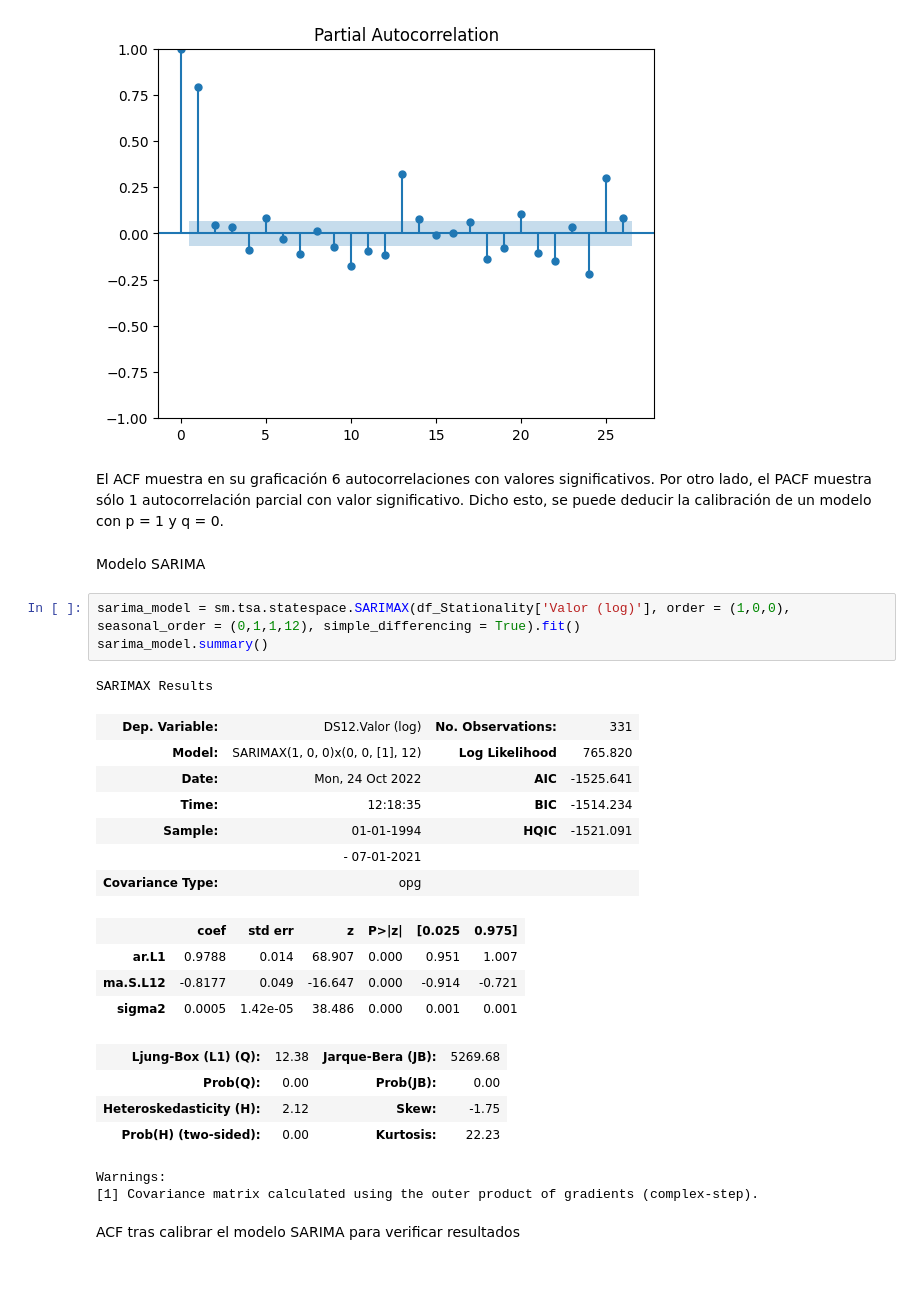
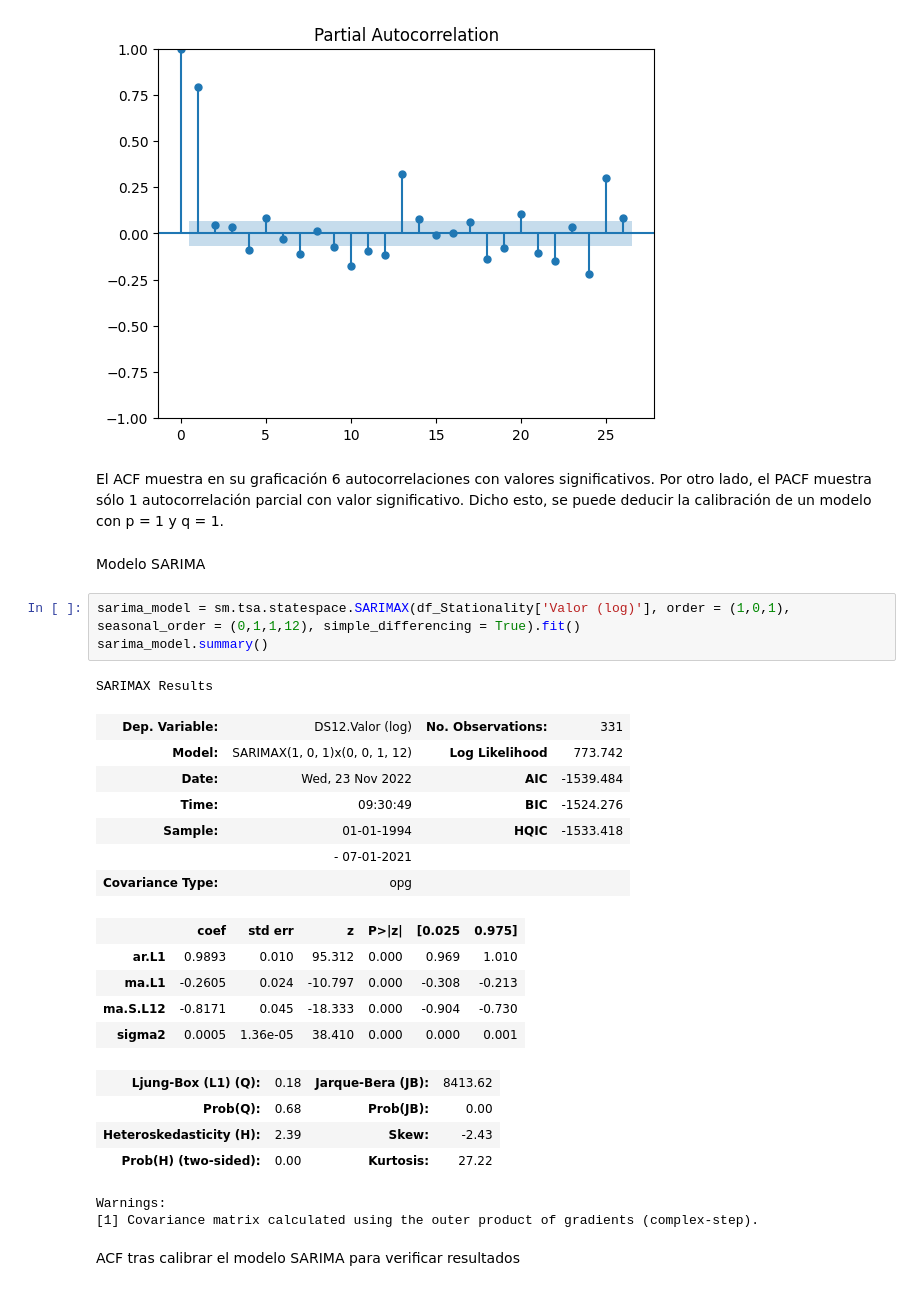
Before and after one commit to alexlohe25/IA_II, a Jupyter notebook: mod_5/arima-sarima.ipynb, the cells around one changed output. Saved outputs shown, nothing was run; the diff lists cells and outputs as text.

```diff
--- a/mod_5/arima-sarima.ipynb
+++ b/mod_5/arima-sarima.ipynb
@@ -148,29 +148,30 @@ tsap.plot_pacf(df_Stationality['Cambio anual'], alpha=0.2)
 [figure]
 [figure]
 # %% [markdown]
-El ACF muestra en su graficación 6 autocorrelaciones con valores significativos. Por otro lado, el PACF muestra sólo 1 autocorrelación parcial con valor significativo. Dicho esto, se puede deducir la calibración de un modelo con p = 1 y q = 0.
+El ACF muestra en su graficación 6 autocorrelaciones con valores significativos. Por otro lado, el PACF muestra sólo 1 autocorrelación parcial con valor significativo. Dicho esto, se puede deducir la calibración de un modelo con p = 1 y q = 1.
 # %% [markdown]
 Modelo SARIMA
 # %%
-sarima_model = sm.tsa.statespace.SARIMAX(df_Stationality['Valor (log)'], order = (1,0,0), seasonal_order = (0,1,1,12), simple_differencing = True).fit()
+sarima_model = sm.tsa.statespace.SARIMAX(df_Stationality['Valor (log)'], order = (1,0,1), seasonal_order = (0,1,1,12), simple_differencing = True).fit()
 sarima_model.summary()
 # %% [output]
 SARIMAX Results
 | Dep. Variable: | DS12.Valor (log) | No. Observations: | 331 |
-| Model: | SARIMAX(1, 0, 0)x(0, 0, [1], 12) | Log Likelihood | 765.820 |
-| Date: | Mon, 24 Oct 2022 | AIC | -1525.641 |
-| Time: | 12:18:35 | BIC | -1514.234 |
-| Sample: | 01-01-1994 | HQIC | -1521.091 |
+| Model: | SARIMAX(1, 0, 1)x(0, 0, 1, 12) | Log Likelihood | 773.742 |
+| Date: | Wed, 23 Nov 2022 | AIC | -1539.484 |
+| Time: | 09:30:49 | BIC | -1524.276 |
+| Sample: | 01-01-1994 | HQIC | -1533.418 |
 |  | - 07-01-2021 |  |  |
 | Covariance Type: | opg |  |  |
 |  | coef | std err | z | P>|z| | [0.025 | 0.975] |
-| ar.L1 | 0.9788 | 0.014 | 68.907 | 0.000 | 0.951 | 1.007 |
-| ma.S.L12 | -0.8177 | 0.049 | -16.647 | 0.000 | -0.914 | -0.721 |
-| sigma2 | 0.0005 | 1.42e-05 | 38.486 | 0.000 | 0.001 | 0.001 |
+| ar.L1 | 0.9893 | 0.010 | 95.312 | 0.000 | 0.969 | 1.010 |
+| ma.L1 | -0.2605 | 0.024 | -10.797 | 0.000 | -0.308 | -0.213 |
+| ma.S.L12 | -0.8171 | 0.045 | -18.333 | 0.000 | -0.904 | -0.730 |
+| sigma2 | 0.0005 | 1.36e-05 | 38.410 | 0.000 | 0.000 | 0.001 |
-| Ljung-Box (L1) (Q): | 12.38 | Jarque-Bera (JB): | 5269.68 |
-| Prob(Q): | 0.00 | Prob(JB): | 0.00 |
-| Heteroskedasticity (H): | 2.12 | Skew: | -1.75 |
-| Prob(H) (two-sided): | 0.00 | Kurtosis: | 22.23 |
+| Ljung-Box (L1) (Q): | 0.18 | Jarque-Bera (JB): | 8413.62 |
+| Prob(Q): | 0.68 | Prob(JB): | 0.00 |
+| Heteroskedasticity (H): | 2.39 | Skew: | -2.43 |
+| Prob(H) (two-sided): | 0.00 | Kurtosis: | 27.22 |
 Warnings:
 [1] Covariance matrix calculated using the outer product of gradients (complex-step).
 # %% [markdown]
```
Also changed, not shown: parts of 7 cells of this notebook, 4 other files.
